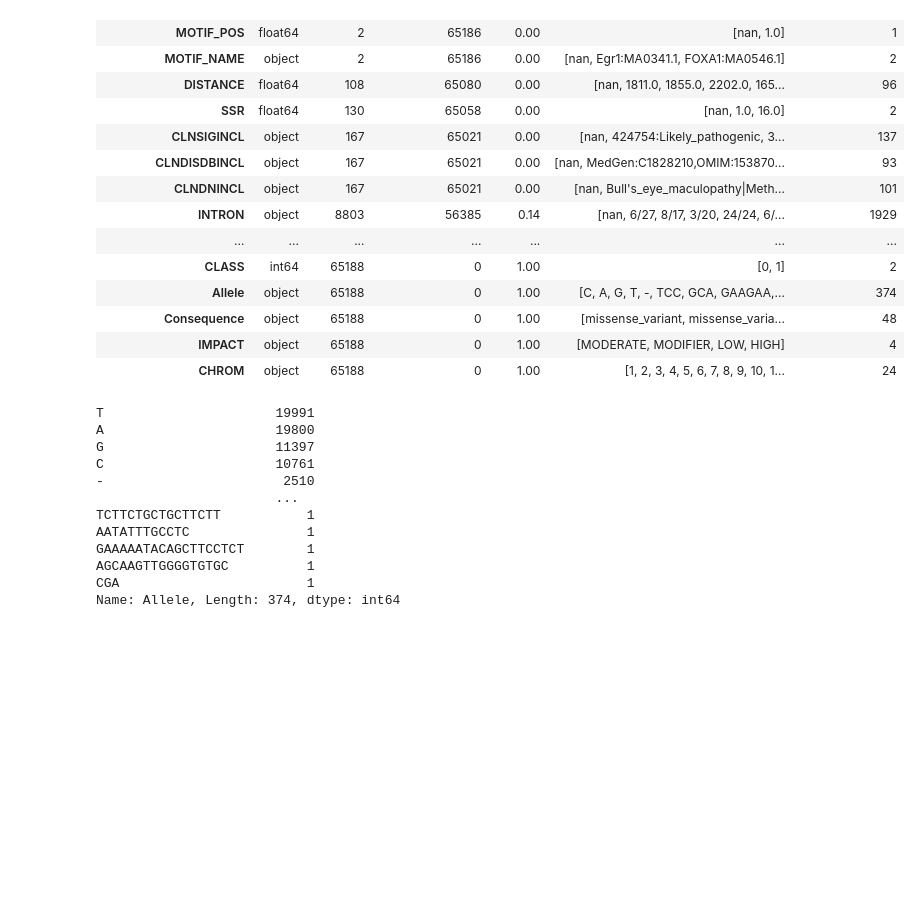
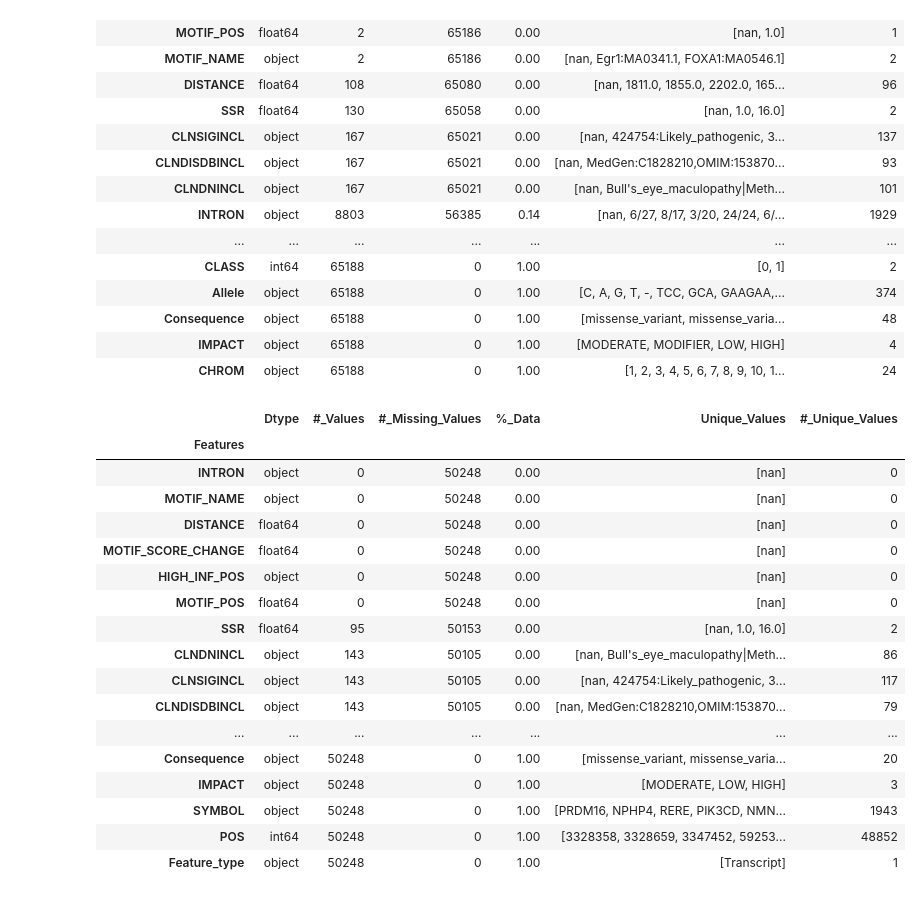
Before and after one commit to laffertybrian/W_William_Project_001, a Jupyter notebook: Genetic_Variant_Classification.ipynb, the cells around one changed output. Drawn from its saved outputs; the diff is of its cells as text; code cells hidden in the pictures; blank space fills up the shorter version.

```diff
--- a/Genetic_Variant_Classification.ipynb
+++ b/Genetic_Variant_Classification.ipynb
@@ -96,18 +109,31 @@ df_summary
 | Consequence | object | 65188 | 0 | 1.00 | [missense_variant, missense_varia... | 48 |
 | IMPACT | object | 65188 | 0 | 1.00 | [MODERATE, MODIFIER, LOW, HIGH] | 4 |
 | CHROM | object | 65188 | 0 | 1.00 | [1, 2, 3, 4, 5, 6, 7, 8, 9, 10, 1... | 24 |
-# %%
-df['Allele'].value_counts()
-# %% [output]
-T                      19991
-A                      19800
-G                      11397
-C                      10761
--                       2510
-                       ...
-TCTTCTGCTGCTTCTT           1
-AATATTTGCCTC               1
-GAAAAATACAGCTTCCTCT        1
-AGCAAGTTGGGGTGTGC          1
-CGA                        1
-Name: Allele, Length: 374, dtype: int64
+# %%
+df.drop(df[df['Codons'].isna()].index, inplace=True)
+df.drop(df[df['CADD_RAW'].isna()].index, inplace=True)
+df.drop(df[df['MC'].isna()].index, inplace=True)
+df.drop(df[df['LoFtool'].isna()].index, inplace=True)
+df.drop(df[df['EXON'].isna()].index, inplace=True)
+# %%
+df_summary_1 = dataframe_statistics(df)
+df_summary_1
+# %% [output]
+|  | Dtype | #_Values | #_Missing_Values | %_Data | Unique_Values | #_Unique_Values |
+| Features |  |  |  |  |  |  |
+| INTRON | object | 0 | 50248 | 0.00 | [nan] | 0 |
+| MOTIF_NAME | object | 0 | 50248 | 0.00 | [nan] | 0 |
+| DISTANCE | float64 | 0 | 50248 | 0.00 | [nan] | 0 |
+| MOTIF_SCORE_CHANGE | float64 | 0 | 50248 | 0.00 | [nan] | 0 |
+| HIGH_INF_POS | object | 0 | 50248 | 0.00 | [nan] | 0 |
+| MOTIF_POS | float64 | 0 | 50248 | 0.00 | [nan] | 0 |
+| SSR | float64 | 95 | 50153 | 0.00 | [nan, 1.0, 16.0] | 2 |
+| CLNDNINCL | object | 143 | 50105 | 0.00 | [nan, Bull's_eye_maculopathy|Meth... | 86 |
+| CLNSIGINCL | object | 143 | 50105 | 0.00 | [nan, 424754:Likely_pathogenic, 3... | 117 |
+| CLNDISDBINCL | object | 143 | 50105 | 0.00 | [nan, MedGen:C1828210,OMIM:153870... | 79 |
+| ... | ... | ... | ... | ... | ... | ... |
+| Consequence | object | 50248 | 0 | 1.00 | [missense_variant, missense_varia... | 20 |
+| IMPACT | object | 50248 | 0 | 1.00 | [MODERATE, LOW, HIGH] | 3 |
+| SYMBOL | object | 50248 | 0 | 1.00 | [PRDM16, NPHP4, RERE, PIK3CD, NMN... | 1943 |
+| POS | int64 | 50248 | 0 | 1.00 | [3328358, 3328659, 3347452, 59253... | 48852 |
+| Feature_type | object | 50248 | 0 | 1.00 | [Transcript] | 1 |
```
Also changed, not shown: parts of 8 cells of this notebook.
